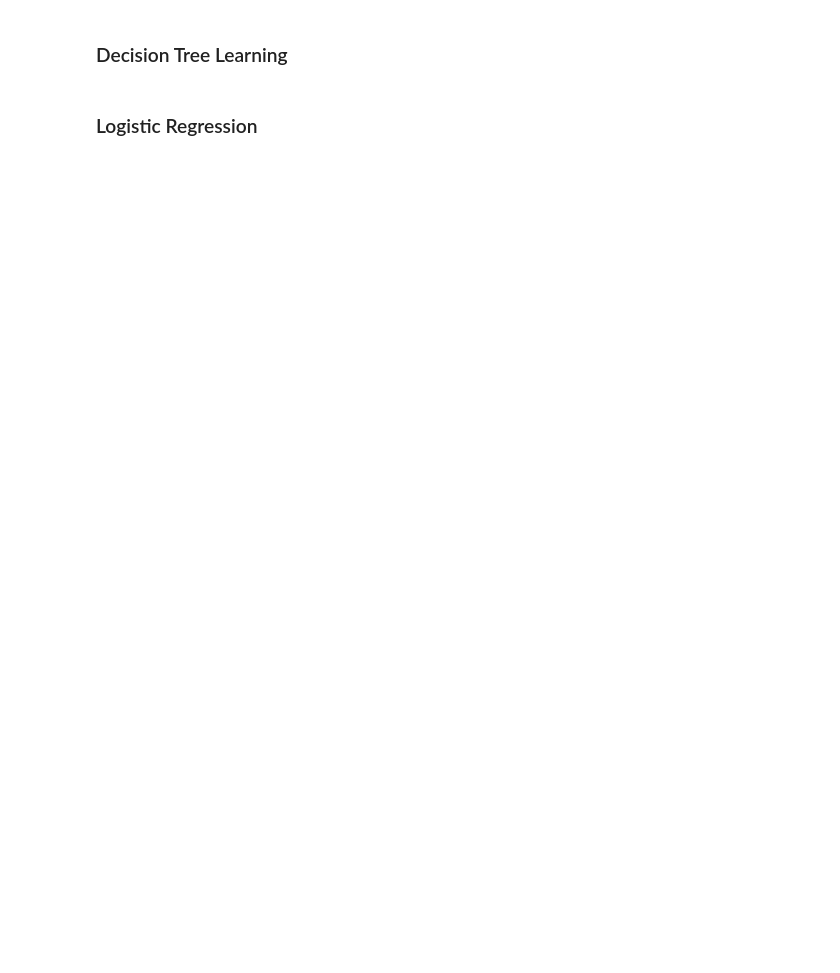
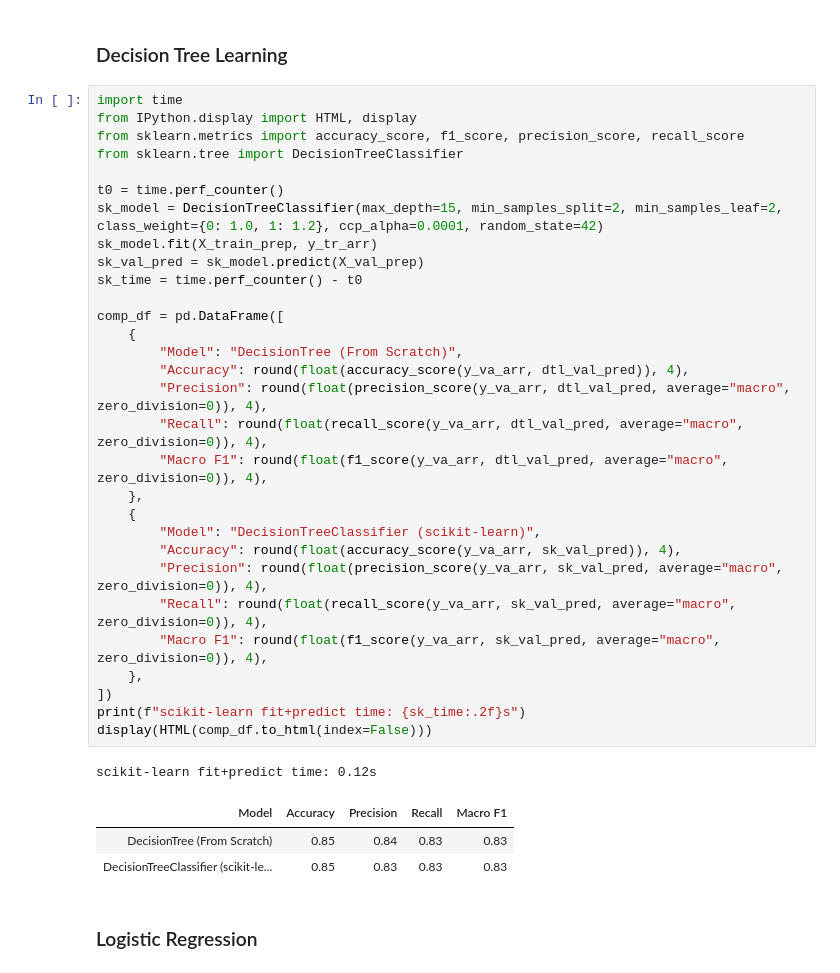
Before and after one commit to Vearance/IF3170_G10_prdlidialogkomAI, a Jupyter notebook: src/notebook.ipynb, the cells around one changed output. Drawn from its saved outputs; the diff is of its cells as text; blank space fills up the shorter version.

```diff
--- a/src/notebook.ipynb
+++ b/src/notebook.ipynb
@@ -1454,4 +1489,39 @@ This section compares each from-scratch model with its `scikit-learn` counterpar
 # %% [markdown]
 ### Decision Tree Learning
+# %%
+import time
+from IPython.display import HTML, display
+from sklearn.metrics import accuracy_score, f1_score, precision_score, recall_score
+from sklearn.tree import DecisionTreeClassifier
+
+t0 = time.perf_counter()
+sk_model = DecisionTreeClassifier(max_depth=15, min_samples_split=2, min_samples_leaf=2, class_weight={0: 1.0, 1: 1.2}, ccp_alpha=0.0001, random_state=42)
+sk_model.fit(X_train_prep, y_tr_arr)
+sk_val_pred = sk_model.predict(X_val_prep)
+sk_time = time.perf_counter() - t0
+
+comp_df = pd.DataFrame([
+    {
+        "Model": "DecisionTree (From Scratch)",
+        "Accuracy": round(float(accuracy_score(y_va_arr, dtl_val_pred)), 4),
+        "Precision": round(float(precision_score(y_va_arr, dtl_val_pred, average="macro", zero_division=0)), 4),
+        "Recall": round(float(recall_score(y_va_arr, dtl_val_pred, average="macro", zero_division=0)), 4),
+        "Macro F1": round(float(f1_score(y_va_arr, dtl_val_pred, average="macro", zero_division=0)), 4),
+    },
+    {
+        "Model": "DecisionTreeClassifier (scikit-learn)",
+        "Accuracy": round(float(accuracy_score(y_va_arr, sk_val_pred)), 4),
+        "Precision": round(float(precision_score(y_va_arr, sk_val_pred, average="macro", zero_division=0)), 4),
+        "Recall": round(float(recall_score(y_va_arr, sk_val_pred, average="macro", zero_division=0)), 4),
+        "Macro F1": round(float(f1_score(y_va_arr, sk_val_pred, average="macro", zero_division=0)), 4),
+    },
+])
+print(f"scikit-learn fit+predict time: {sk_time:.2f}s")
+display(HTML(comp_df.to_html(index=False)))
+# %% [output]
+scikit-learn fit+predict time: 0.12s
+| Model | Accuracy | Precision | Recall | Macro F1 |
+| DecisionTree (From Scratch) | 0.85 | 0.84 | 0.83 | 0.83 |
+| DecisionTreeClassifier (scikit-le... | 0.85 | 0.83 | 0.83 | 0.83 |
 # %% [markdown]
 ### Logistic Regression
```
Also changed, not shown: parts of 4 cells of this notebook.
